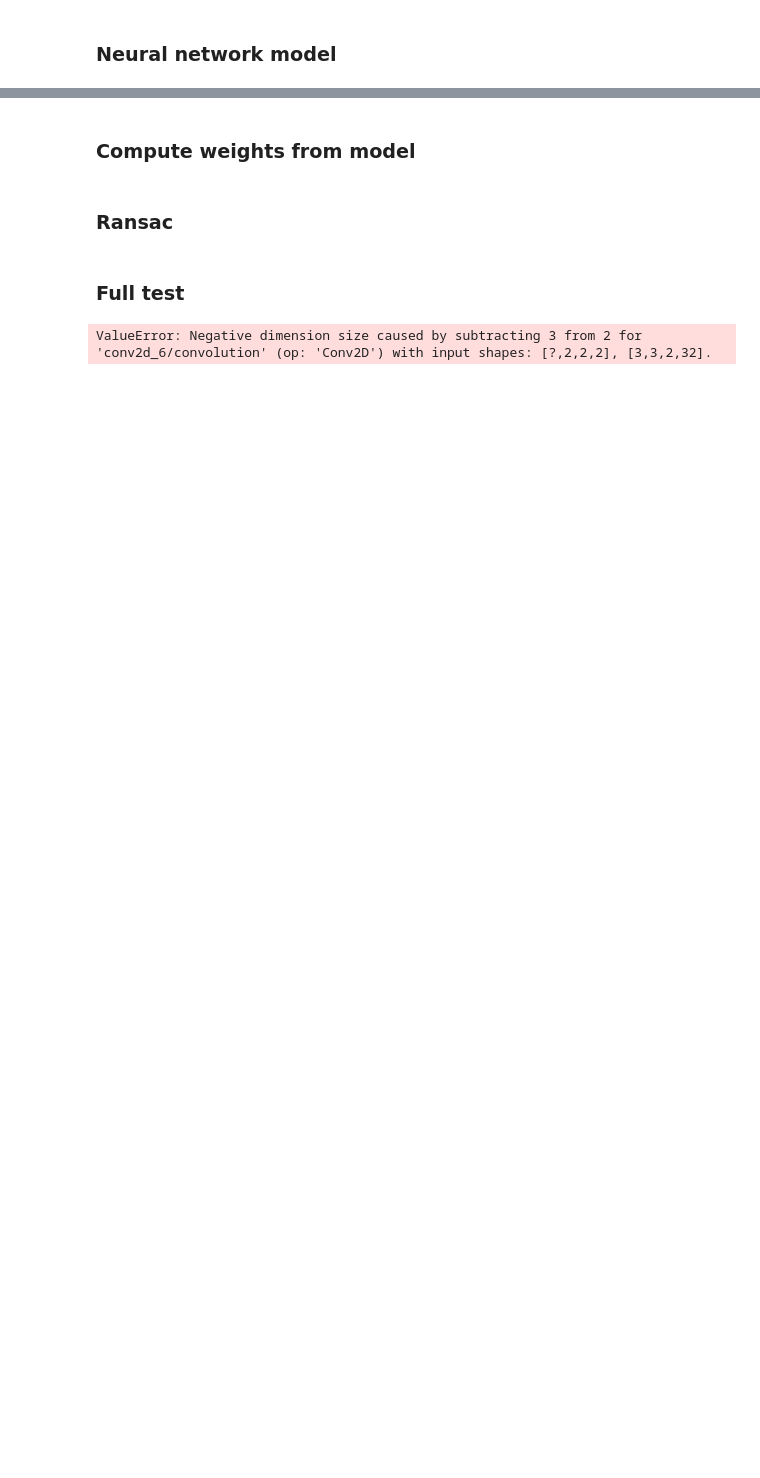
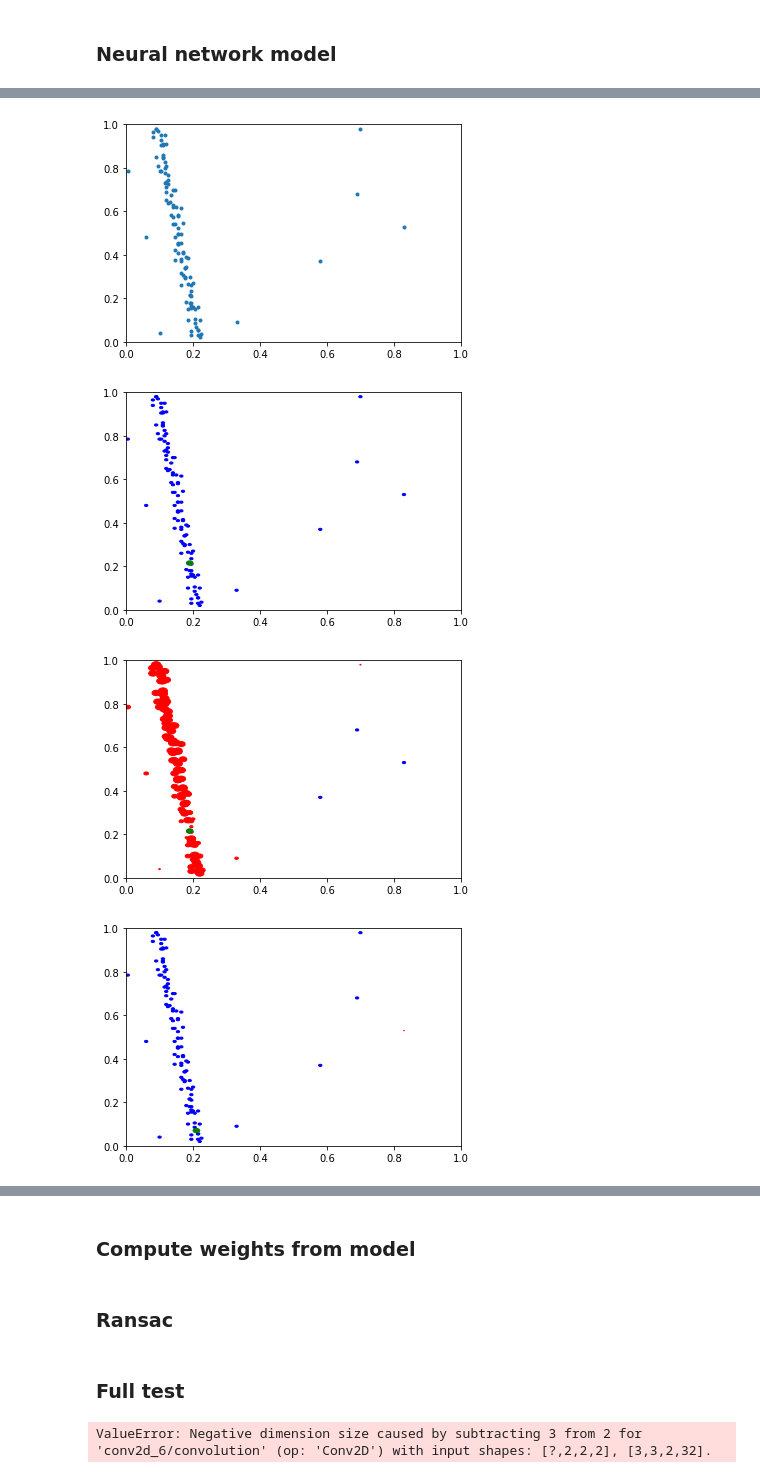
Before and after one commit to BereniceCourant/ImprRansac, a Jupyter notebook: Ransac+.ipynb, the cells around one changed output, grey strips where cells are left out. Saved outputs shown, nothing was run; the diff lists cells and outputs as text; code cells hidden in the pictures; blank space fills up the shorter version.

```diff
--- a/Ransac+.ipynb
+++ b/Ransac+.ipynb
@@ -282,3 +461,8 @@ def split_training(xy, prop=0.1):
     x_train = X[k:]
     y_train = Y[k:]
     return ((x_test, y_test), (x_train, y_train))
+# %%
+model = Weights()
+
+sigma_noise = [2, 2]
+image_size = (200, 200)
@@ -284,0 +523,66 @@ def split_training(xy, prop=0.1):
+# %%
+def plot_weights(weights, coord, p1, image, ref=False):
+    print(max(weights), min(weights))
+    fig, ax = plt.subplots()
+    ax.set_xlim(0, 1)
+    ax.set_ylim(0, 1)
+    n = len(weights)
+
+    for i in range(n):
+        (x, y) = coord[i]
+        w = weights[i][0]
+        r = (exp(10*w)/exp(7))
+        if ref:
+            r = exp(8*w)/exp(7)/image[0]
+        circle = plt.Circle((x, y), r, color='r')
+        if r <= 10**(-3):
+            circle = plt.Circle((x, y), 1./image[0], color='b')
+
+        ax.add_artist(circle)
+    print(p1)
+    circle_1 = plt.Circle(p1, 2./image[0], color='g')
+    ax.add_artist(circle_1)
+    fig.show()
+
+
+def test_nn(model, image, sigma, nbr_inliers=100, nbr_outliers=10):
+    line_ref = generate_line(image)
+    data = generate_data(line_ref, image, sigma, nbr_inliers, nbr_outliers)
+    n = len(data[0])
+
+    fig, ax = plt.subplots()
+    ax.set_xlim(0, 1)
+    ax.set_ylim(0, 1)
+    plot_data(data, ax)
+    fig.show()
+
+
+    for it in range(5):
+        i1 = np.random.randint(n)
+        X = []
+        coord = []
+        weights_ref = []
+        p1 = (data[0][i1], data[1][i1])
+        for i2 in range(n):
+            if i2!=i1:
+                feature=compute_features(data, i1, i2)
+                X.append(feature)
+                X_tensor = torch.Tensor(X)
+
+
+                p2 = (data[0][i2], data[1][i2])
+                line = compute_line_from_points(p1, p2, image)
+                area = loss_weights(line_ref, line, image)
+                weights_ref.append([area])
+
+                coord.append((data[0][i2], data[1][i2]))
+
+        model.eval()
+        with torch.no_grad():
+            weights = model(X_tensor)
+
+        plot_weights(weights, coord, p1, image)
+        plot_weights(weights_ref, coord, p1, image, ref=True)
+
+test_nn(model, image_size, sigma_noise)
+# %% [output]
@@ -284,0 +609,4 @@ def split_training(xy, prop=0.1):
+[figure, added]
+[figure, added]
+[figure, added]
+[figure, added]
```
Also changed, not shown: parts of 12 cells of this notebook, 1 other file.
